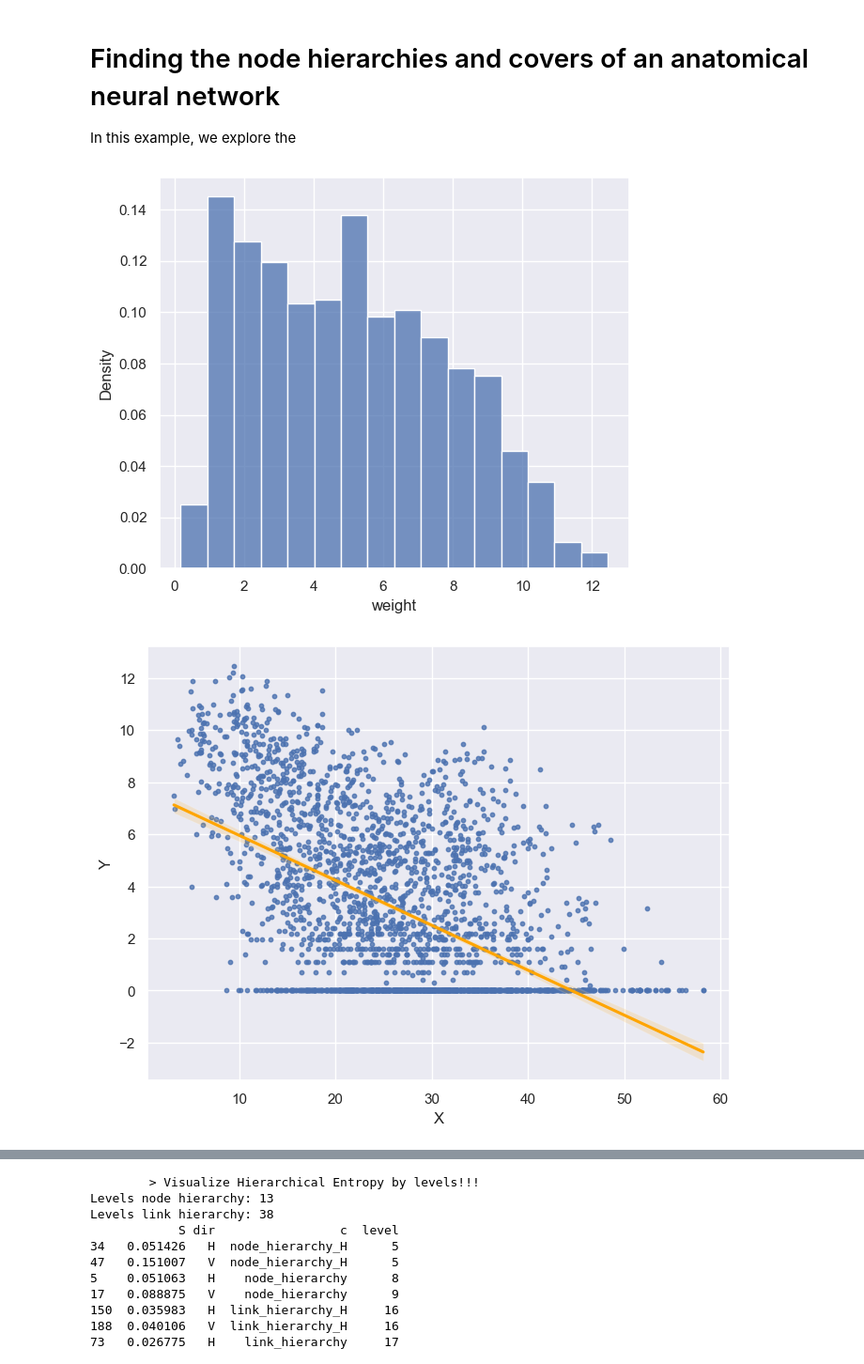
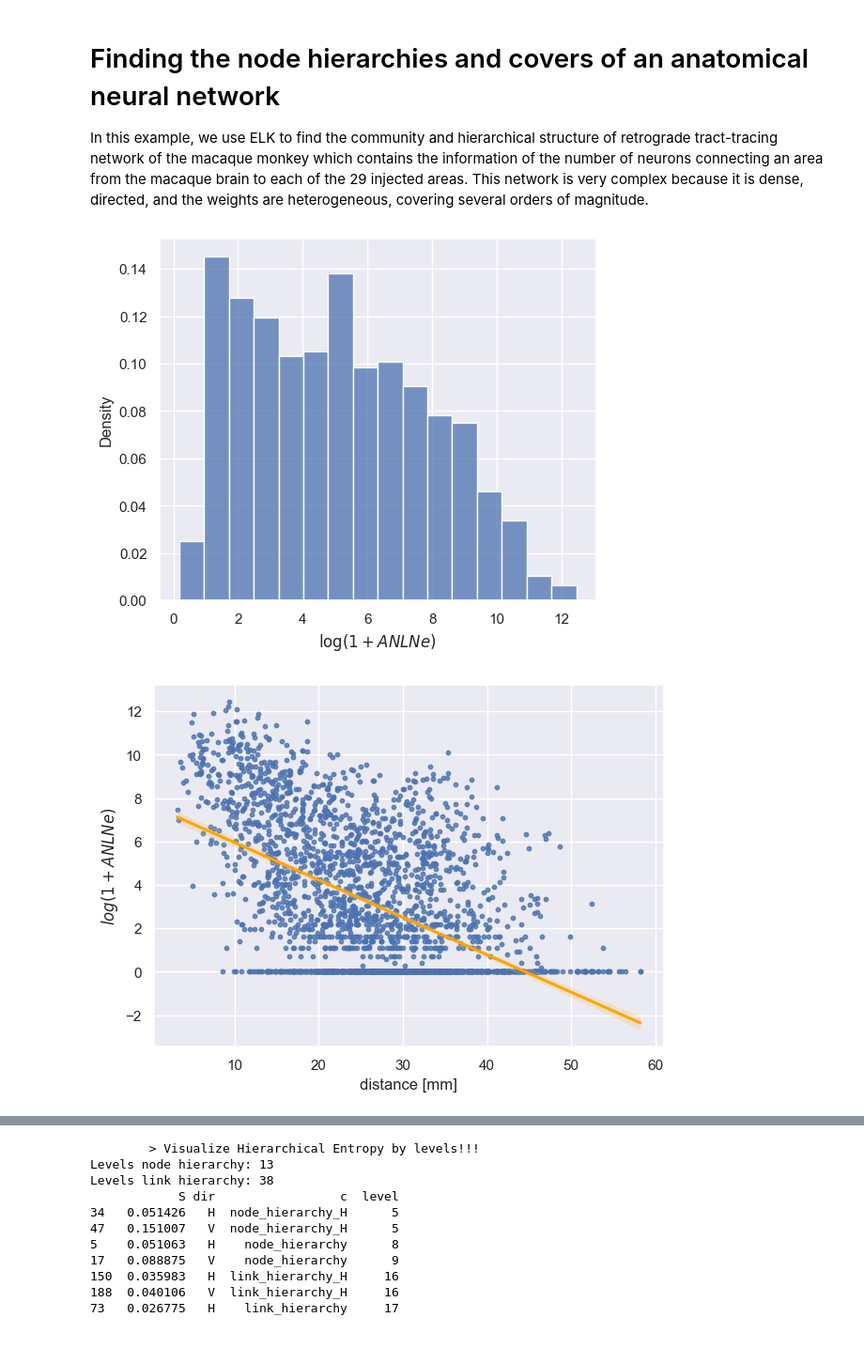
Before and after one commit to mrtnzrm2/ELK, a Jupyter notebook: MAC29_example.ipynb, the cells around one changed output, grey strips where cells are left out. Shown at 94% size. Saved outputs shown, nothing was run; the diff lists cells and outputs as text; code cells hidden in the pictures.

```diff
--- a/MAC29_example.ipynb
+++ b/MAC29_example.ipynb
@@ -1,6 +1,6 @@
-# %% [markdown]
-# Finding the node hierarchies and covers of an anatomical neural network
-In this example, we explore the
+# %% [markdown]
+# Finding the node hierarchies and covers of an anatomical neural network
+In this example, we use ELK to find the community and hierarchical structure of retrograde tract-tracing network of the macaque monkey which contains the information of the number of neurons connecting an area from the macaque brain to each of the 29 injected areas. This network is very complex because it is dense, directed, and the weights are heterogeneous, covering several orders of magnitude.
 # %%
 T = True
 F = False
@@ -27,11 +28,14 @@ index  = "S1_2"
 NET = MAC29()
 # %%
 plot_n = Plot_N()
-plot_n.histogramX(np.log(1+NET.C), width=6, height=5)
-plot_n.regXY(NET.D[:, :NET.nodes], np.log(1 + NET.C), s=10)
+plot_n.histogramX(np.log(1+NET.C), width=6, height=5, labelx=r"$\log(1+ANLNe)$")
+plot_n.regXY(
+    NET.D[:, :NET.nodes], np.log(1 + NET.C), s=10, labelx="distance [mm]", labely=r"$log(1+ANLNe)$",
+    width=7, height=5
+)
 # %% [output]
-[figure, old version]
+[figure, new version]
-[figure, old version]
+[figure, new version]
 # %%
 ## Hierarchy object!! ----
 H = Hierarchy(
```
Also changed, not shown: parts of 5 cells of this notebook, 10 other files.
